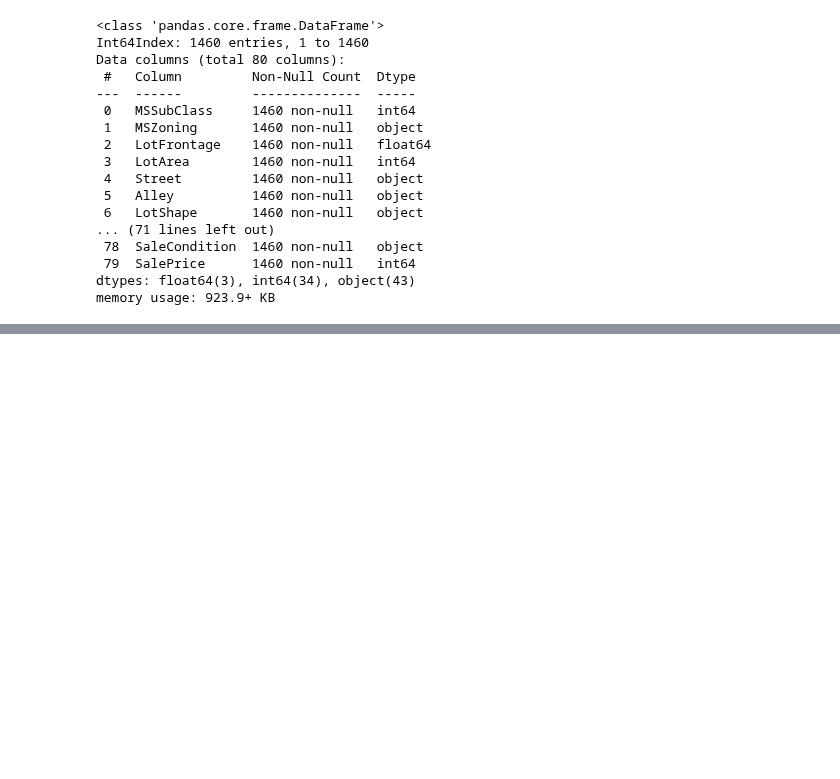
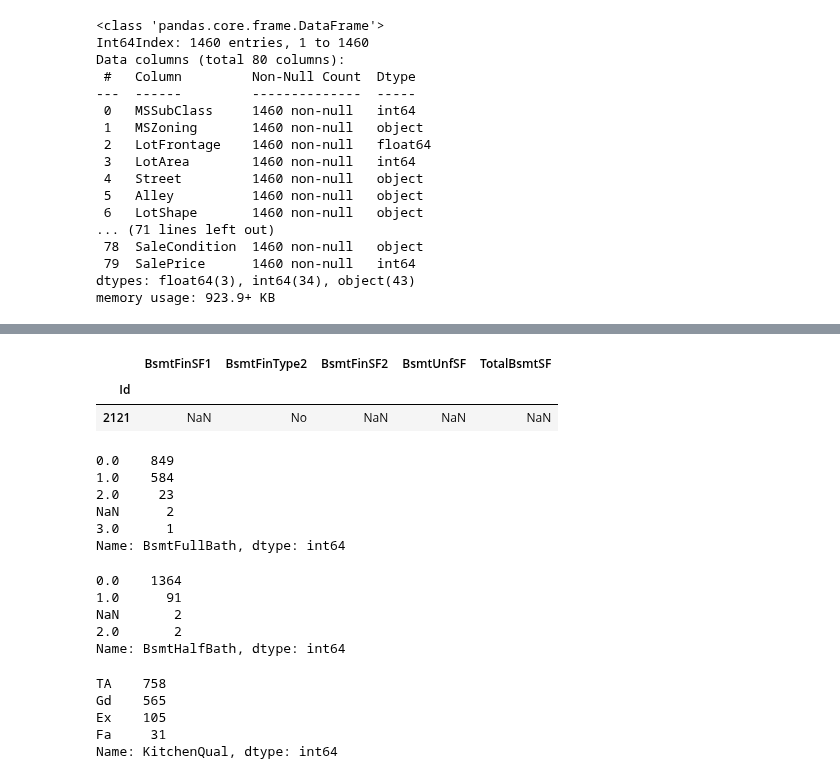
Before and after one commit to brunobou/projet_personnel, a Jupyter notebook: kaggle_house_price/first_look.ipynb, the cells around one changed output, grey strips where cells are left out. Drawn from its saved outputs; the diff is of its cells as text; code cells hidden in the pictures; blank space fills up the shorter version.

Commit message:
Update first_look.ipynb
Fin de la gestion des nan pour train et test

```diff
--- a/kaggle_house_price/first_look.ipynb
+++ b/kaggle_house_price/first_look.ipynb
@@ -363,0 +417,3 @@ df_train.describe()
+# %%
+# Au vue du déséquilibre de la variable nan-> RL
+df_test["MSZoning"] =df_test["MSZoning"].fillna("RL")
@@ -363,0 +432,3 @@ df_train.describe()
+# %%
+#Au vue du déséquilibre de la variable nan-> AllPub
+df_test["Utilities"] =df_test["Utilities"].fillna("AllPub")
@@ -363,0 +453,3 @@ df_train.describe()
+# %%
+#Au vue du déséquilibre nan->VinylSd
+df_test["Exterior1st"]=df_test["Exterior1st"].fillna("VinylSd")
@@ -363,0 +476,10 @@ df_train.describe()
+# %%
+df_test["Exterior2nd"]=df_test["Exterior2nd"].fillna("VinylSd")
+# %%
+#liste des Bsmt
+records = df_test[df_test["BsmtFinSF1"].isna() == True]
+records[["BsmtFinSF1","BsmtFinType2","BsmtFinSF2","BsmtUnfSF","TotalBsmtSF"]]
+# %% [output]
+|  | BsmtFinSF1 | BsmtFinType2 | BsmtFinSF2 | BsmtUnfSF | TotalBsmtSF |
+| Id |  |  |  |  |  |
+| 2121 | NaN | No | NaN | NaN | NaN |
@@ -363,0 +492,17 @@ df_train.describe()
+# %%
+df_test["BsmtFullBath"].value_counts(dropna=False)
+# %% [output]
+0.0    849
+1.0    584
+2.0     23
+NaN      2
+3.0      1
+Name: BsmtFullBath, dtype: int64
+# %%
+df_test["BsmtHalfBath"].value_counts(dropna=False)
+# %% [output]
+0.0    1364
+1.0      91
+NaN       2
+2.0       2
+Name: BsmtHalfBath, dtype: int64
@@ -363,0 +513,8 @@ df_train.describe()
+# %%
+df_test["KitchenQual"].value_counts(dropna=False)
+# %% [output]
+TA    758
+Gd    565
+Ex    105
+Fa     31
+Name: KitchenQual, dtype: int64
```
Also changed, not shown: parts of 22 cells of this notebook.
